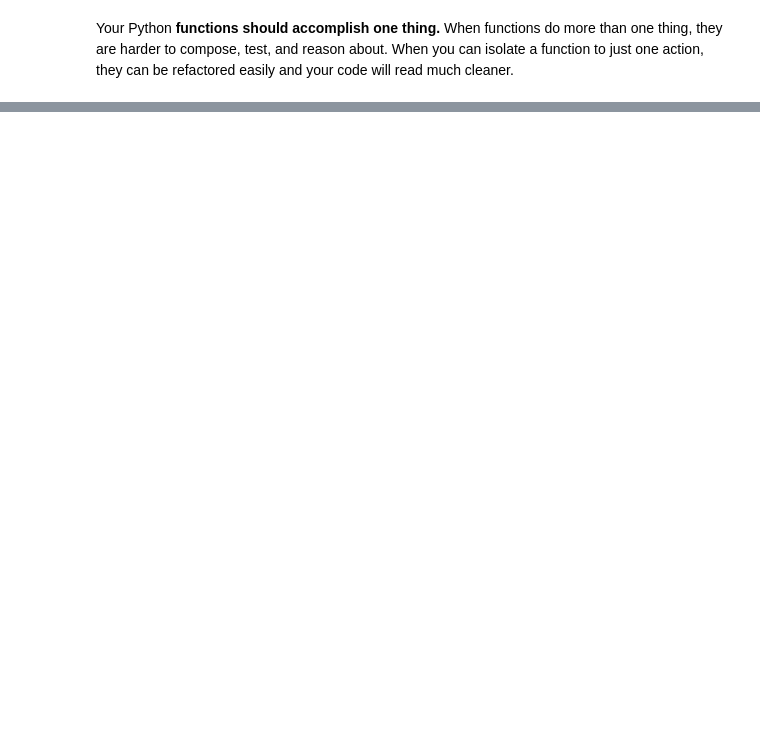
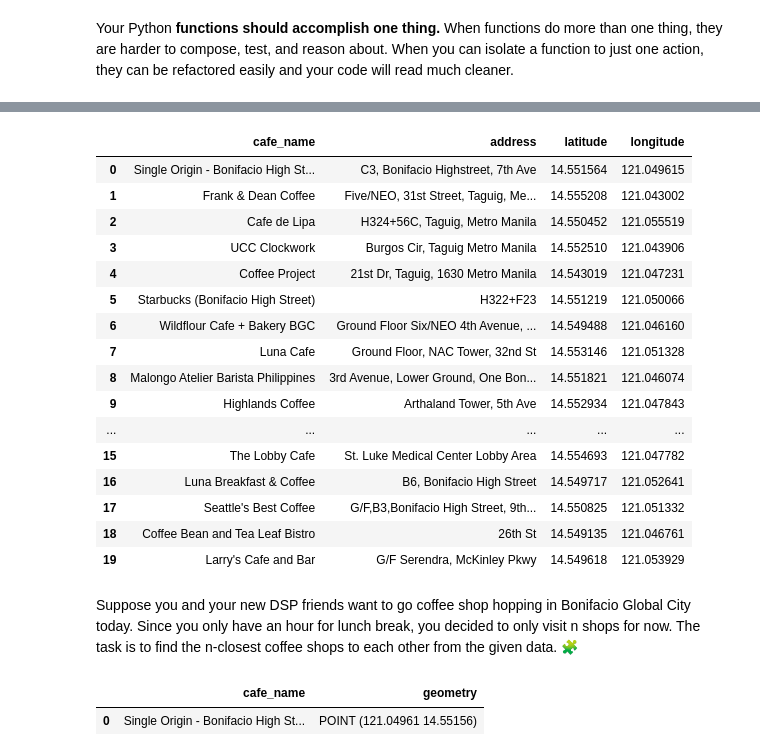
Before and after one commit to jpacilo/PythonWorkshop, a Jupyter notebook: Lecture.ipynb, the cells around one changed output, grey strips where cells are left out. Cells and saved outputs as stored; diff of their text form; code cells hidden in the pictures; blank space fills up the shorter version.

```diff
--- a/Lecture.ipynb
+++ b/Lecture.ipynb
@@ -147,0 +189,37 @@ print("hello")
+# %%
+import pandas as pd
+
+def load_data(filename, schema):
+    df = pd.read_csv(filename)
+    df = df.astype(schema, errors="ignore")
+    return df
+
+filename = "data/cafes_in_bonifacio_global_city.csv"
+schema = {
+    "cafe_name": str,
+    "address": str,
+    "latitude": float,
+    "longitude": float
+}
+df = load_data(filename, schema)
+display(df)
+# %% [output]
+|  | cafe_name | address | latitude | longitude |
+| 0 | Single Origin - Bonifacio High St... | C3, Bonifacio Highstreet, 7th Ave | 14.551564 | 121.049615 |
+| 1 | Frank & Dean Coffee | Five/NEO, 31st Street, Taguig, Me... | 14.555208 | 121.043002 |
+| 2 | Cafe de Lipa | H324+56C, Taguig, Metro Manila | 14.550452 | 121.055519 |
+| 3 | UCC Clockwork | Burgos Cir, Taguig Metro Manila | 14.552510 | 121.043906 |
+| 4 | Coffee Project | 21st Dr, Taguig, 1630 Metro Manila | 14.543019 | 121.047231 |
+| 5 | Starbucks (Bonifacio High Street) | H322+F23 | 14.551219 | 121.050066 |
+| 6 | Wildflour Cafe + Bakery BGC | Ground Floor Six/NEO 4th Avenue, ... | 14.549488 | 121.046160 |
+| 7 | Luna Cafe | Ground Floor, NAC Tower, 32nd St | 14.553146 | 121.051328 |
+| 8 | Malongo Atelier Barista Philippines | 3rd Avenue, Lower Ground, One Bon... | 14.551821 | 121.046074 |
+| 9 | Highlands Coffee | Arthaland Tower, 5th Ave | 14.552934 | 121.047843 |
+| ... | ... | ... | ... | ... |
+| 15 | The Lobby Cafe | St. Luke Medical Center Lobby Area | 14.554693 | 121.047782 |
+| 16 | Luna Breakfast & Coffee | B6, Bonifacio High Street | 14.549717 | 121.052641 |
+| 17 | Seattle's Best Coffee | G/F,B3,Bonifacio High Street, 9th... | 14.550825 | 121.051332 |
+| 18 | Coffee Bean and Tea Leaf Bistro | 26th St | 14.549135 | 121.046761 |
+| 19 | Larry's Cafe and Bar | G/F Serendra, McKinley Pkwy | 14.549618 | 121.053929 |
+# %% [markdown]
+Suppose you and your new DSP friends want to go coffee shop hopping in Bonifacio Global City today. Since you only have an hour for lunch break, you decided to only visit n shops for now. The task is to find the n-closest coffee shops to each other from the given data. 🧩
@@ -147,0 +343,6 @@ print("hello")
+# %%
+gdf_points = get_gdf_points(df)
+gdf_points.head(1)
+# %% [output]
+|  | cafe_name | geometry |
+| 0 | Single Origin - Bonifacio High St... | POINT (121.04961 14.55156) |
```
Also changed, not shown: parts of 49 cells of this notebook.
